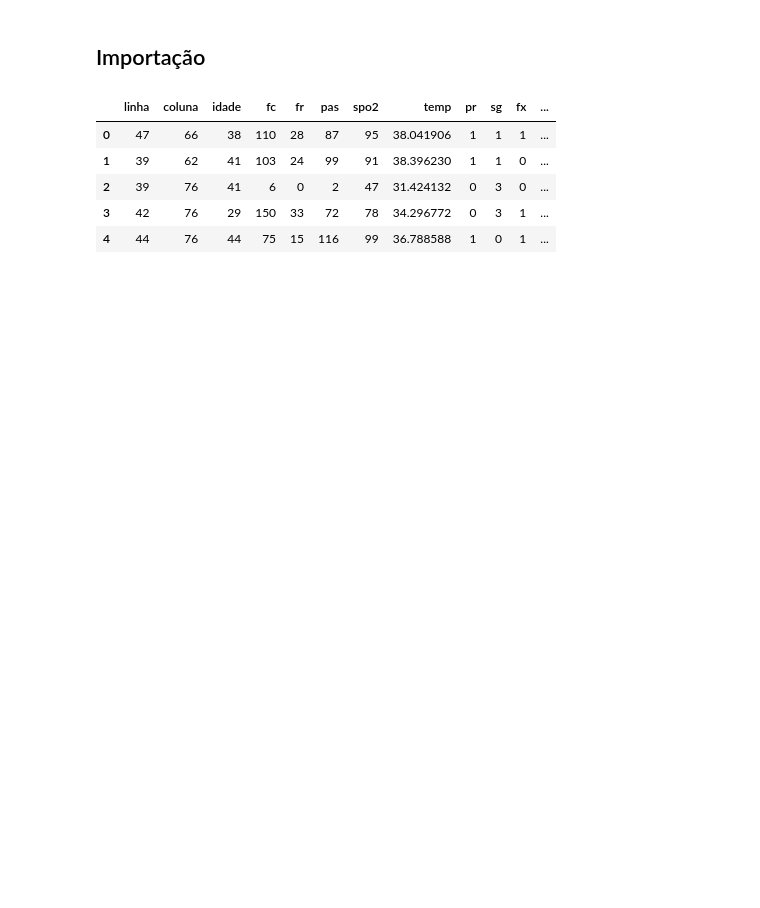
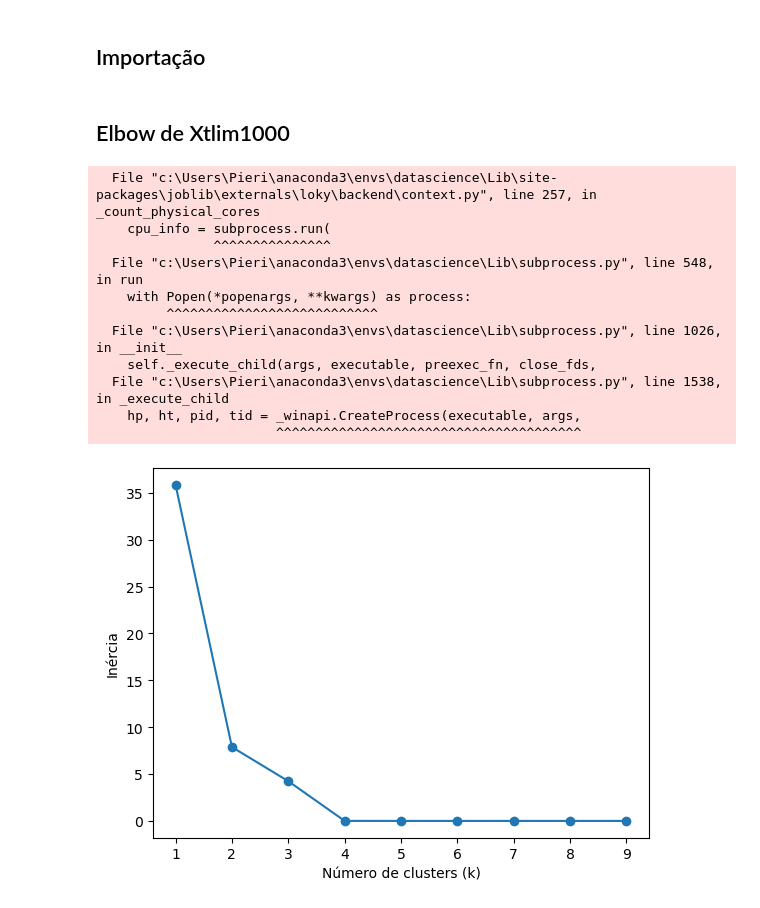
Before and after one commit to Pieri1/SistemasInteligentes-Tarefa02, a Jupyter notebook: notebooks/2_clustering.ipynb, the cells around one changed output. Saved outputs shown, nothing was run; the diff lists cells and outputs as text; code cells hidden in the pictures; blank space fills up the shorter version.

Commit message:
added clustering

```diff
--- a/notebooks/2_clustering.ipynb
+++ b/notebooks/2_clustering.ipynb
@@ -35,13 +41,32 @@ tlim1000victims['tri'] = clf.predict(Xtlim1000)
 tlim1000victims['sobr'] = reg.predict(Xtlim1000)
 tlim8000victims['tri'] = clf.predict(Xtlim8000)
 tlim8000victims['sobr'] = reg.predict(Xtlim8000)
+# %% [markdown]
+## Elbow de Xtlim1000
 # %%
-tlim1000victims.head()
-tlim8000victims.head()
+X = tlim1000victims[['tri', 'sobr']].values
+
+inercias = []
+K = range(1, 10)
+for k in K:
+    kmeans = KMeans(n_clusters=k, random_state=42)
+    kmeans.fit(X)
+    inercias.append(kmeans.inertia_)
+
+plt.plot(K, inercias, 'o-')
+plt.xlabel('Número de clusters (k)')
+plt.ylabel('Inércia')
+plt.show()
 # %% [output]
-|  | linha | coluna | idade | fc | fr | pas | spo2 | temp | pr | sg | fx | ... |
-| 0 | 47 | 66 | 38 | 110 | 28 | 87 | 95 | 38.041906 | 1 | 1 | 1 | ... |
-| 1 | 39 | 62 | 41 | 103 | 24 | 99 | 91 | 38.396230 | 1 | 1 | 0 | ... |
-| 2 | 39 | 76 | 41 | 6 | 0 | 2 | 47 | 31.424132 | 0 | 3 | 0 | ... |
-| 3 | 42 | 76 | 29 | 150 | 33 | 72 | 78 | 34.296772 | 0 | 3 | 1 | ... |
-| 4 | 44 | 76 | 44 | 75 | 15 | 116 | 99 | 36.788588 | 1 | 0 | 1 | ... |
+  File "c:\Users\Pieri\anaconda3\envs\datascience\Lib\site-packages\joblib\externals\loky\backend\context.py", line 257, in _count_physical_cores
+    cpu_info = subprocess.run(
+               ^^^^^^^^^^^^^^^
+  File "c:\Users\Pieri\anaconda3\envs\datascience\Lib\subprocess.py", line 548, in run
+    with Popen(*popenargs, **kwargs) as process:
+         ^^^^^^^^^^^^^^^^^^^^^^^^^^^
+  File "c:\Users\Pieri\anaconda3\envs\datascience\Lib\subprocess.py", line 1026, in __init__
+    self._execute_child(args, executable, preexec_fn, close_fds,
+  File "c:\Users\Pieri\anaconda3\envs\datascience\Lib\subprocess.py", line 1538, in _execute_child
+    hp, ht, pid, tid = _winapi.CreateProcess(executable, args,
+                       ^^^^^^^^^^^^^^^^^^^^^^^^^^^^^^^^^^^^^^^
+[figure, added]
```
Also changed, not shown: parts of 9 cells of this notebook, 9 other files.
